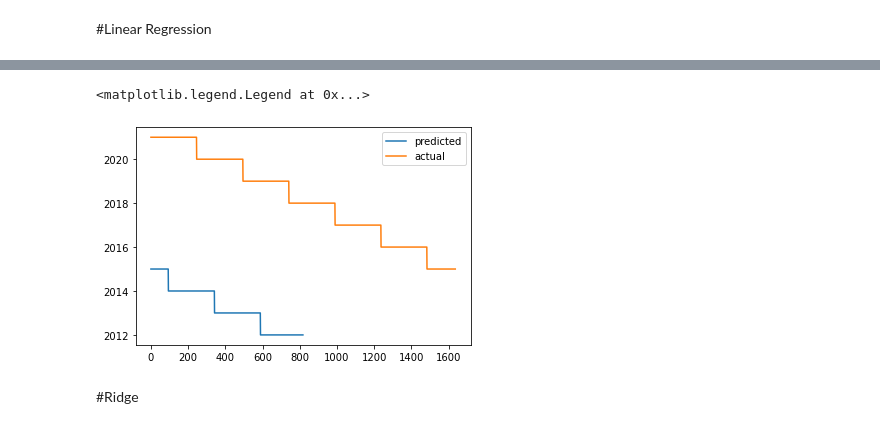
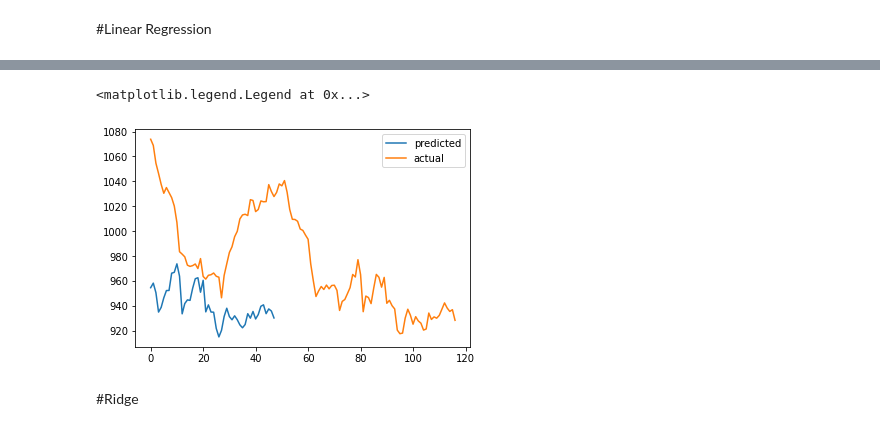
Before and after one commit to Eminent01/Baum-Tenpers-Research, a Jupyter notebook: Baum_Tenper_Research.ipynb, the cells around one changed output, grey strips where cells are left out. Drawn from its saved outputs; the diff is of its cells as text; code cells hidden in the pictures.

```diff
--- a/Baum_Tenper_Research.ipynb
+++ b/Baum_Tenper_Research.ipynb
@@ -306,2 +432,13 @@ from math import sqrt
 # %% [markdown]
 #Linear Regression
+# %%
+#Set Target Variable
+output_var = pd.DataFrame(data['Price'])
+#Selecting the Features
+features = ['Open', 'High', 'Low']
+# %%
+#Scaling
+scaler = MinMaxScaler()
+feature_transform = scaler.fit_transform(data[features])
+feature_transform= pd.DataFrame(columns=features, data=feature_transform, index=data.index)
+feature_transform.head()
@@ -307,0 +452,6 @@ from math import sqrt
+# %%
+#Splitting to Training set and Test set
+timesplit= TimeSeriesSplit(n_splits=20)
+for train_index, test_index in timesplit.split(feature_transform):
+        X_train, X_test = feature_transform[:len(train_index)], feature_transform[len(train_index): (len(train_index)+len(test_index))]
+        y_train, y_test = output_var[:len(train_index)].values.ravel(), output_var[len(train_index): (len(train_index)+len(test_index))].values.ravel()
@@ -307,0 +460,6 @@ from math import sqrt
+# %%
+#Process the data for LSTM
+trainX =np.array(X_train)
+testX =np.array(X_test)
+X_train = trainX.reshape(X_train.shape[0], 1, X_train.shape[1])
+X_test = testX.reshape(X_test.shape[0], 1, X_test.shape[1])
@@ -332,10 +593,10 @@ LinearPredict = lr.predict(X_test)
 # %%
 plt.plot(LinearPredict, label='predicted')
-plt.plot(y_train, label ='actual')
+plt.plot(y_test, label ='actual')
 plt.legend()
 # %% [output]
 <matplotlib.legend.Legend at 0x...>
-[figure, old version]
+[figure, new version]
 # %%
 # LinearPredict = lr.predict(X_test)
 
```
Also changed, not shown: parts of 53 cells of this notebook.
